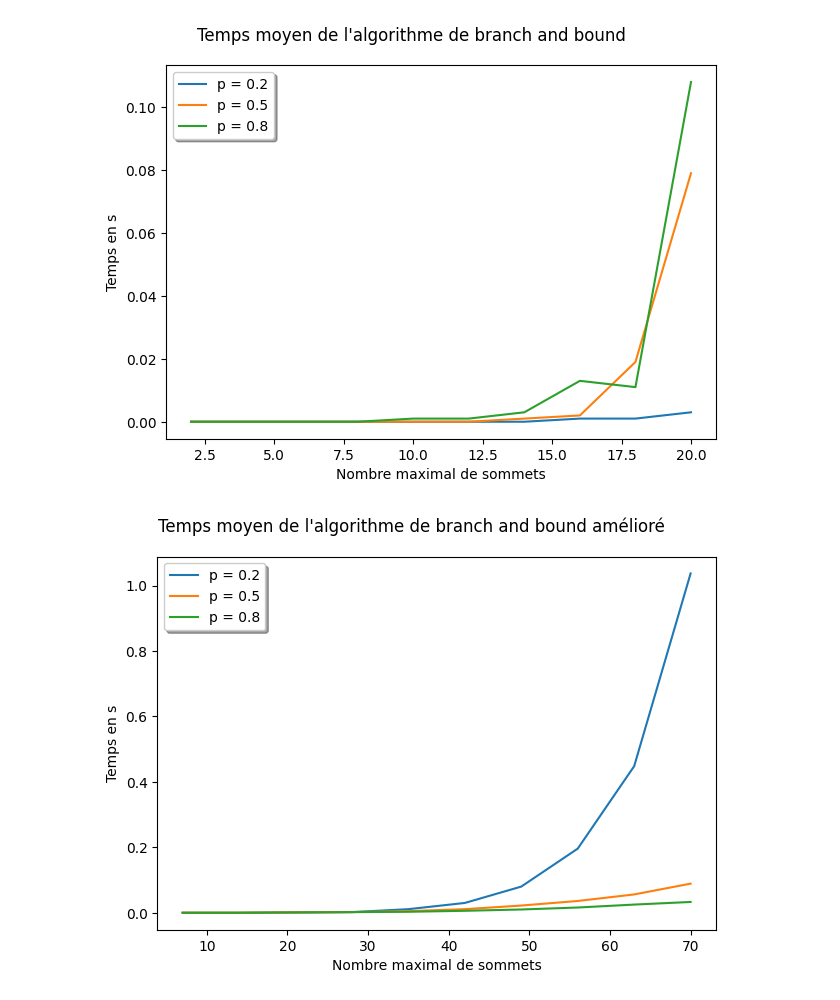
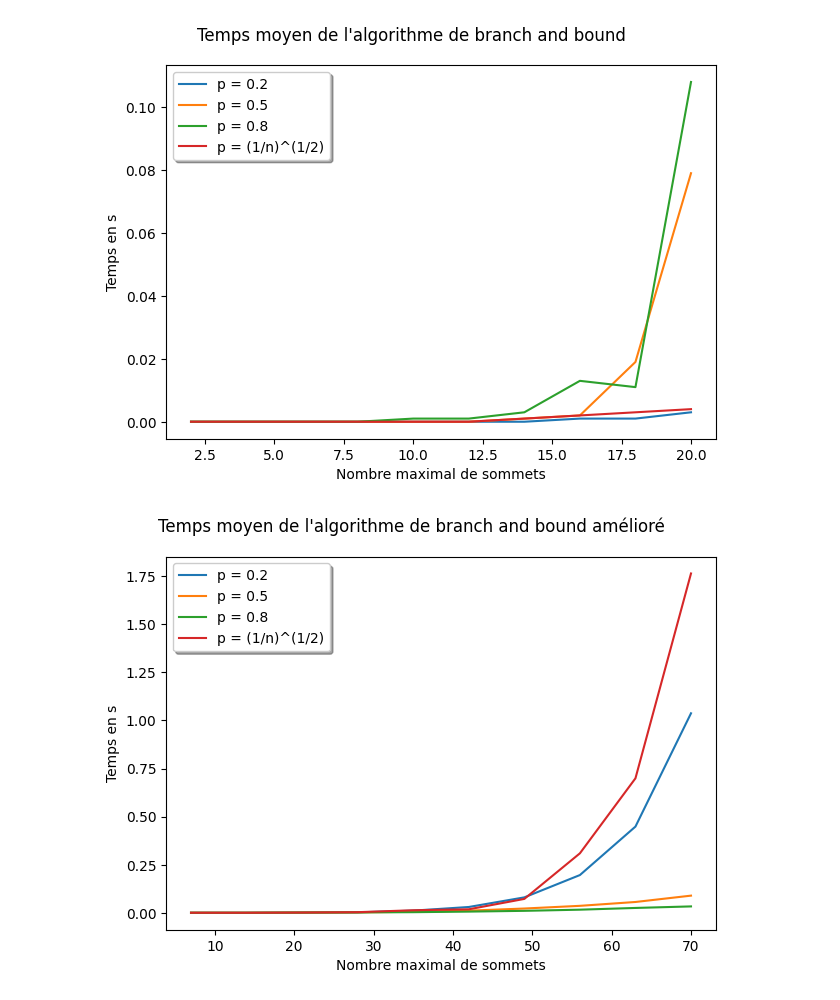
Before and after one commit to CH0MUSKE/Minimum-Vertex-Cover, a Jupyter notebook: analyse/affichageGraphe.ipynb, the cells around one changed output. Saved outputs shown, nothing was run; the diff lists cells and outputs as text; code cells hidden in the pictures.

```diff
--- a/analyse/affichageGraphe.ipynb
+++ b/analyse/affichageGraphe.ipynb
@@ -135,9 +132,9 @@ fInv(fileNames[4], algos[4])
 fileNames, algos = ["PerfBranch", "PerfBrancheBound", "PerfBrancheBoundV2", "PerfBrancheBoundV3", "PerfBrancheBoundV4",
                     "PerfCoup", "PerfGlout"], \
                     ["de branchement simple", "de branch and bound", "de branch and bound amélioré",
-                     "de branch and bound avec degMax", "de branch and bound avec degMax amélioré", "de couplage", "gloutton"]
+                     "de branch and bound avec degMax", "de branch and bound avec degMax amélioré", "de couplage", "glouton"]
 
-def fInv(fileNameStart, algo) :
+def fInv(fileNameStart, algo, k) :
 
     X, Y = [], []
     f = open(fileNameStart + "2.txt", "r")
@@ -168,9 +165,20 @@ def fInv(fileNameStart, algo) :
     X.append(tempX)
     Y.append(tempY)
 
+    if (k == 4) :
+        f = open(fileNameStart + "N.txt", "r")
+        tempX, tempY = [], []
+        for l in f :
+
+            u, v = l.split(",")
+            tempX.append(int(u))
+            tempY.append(float(v))
+        X.append(tempX)
+        Y.append(tempY)
+
     plt.suptitle('Temps moyen de l\'algorithme ' + algo)
 
-    for i in range(3) :
+    for i in range(k) :
         plt.plot(X[i], Y[i], label='p = ' + str(P[i]))
     plt.ylabel("Temps en s")
     plt.xlabel("Nombre maximal de sommets")
@@ -182,11 +190,11 @@ def fInv(fileNameStart, algo) :
     plt.tight_layout()
     plt.show()
 # %%
-fInv(fileNames[-1], algos[-1])
-fInv(fileNames[-2], algos[-2])
-fInv(fileNames[0], algos[0])
-fInv(fileNames[1], algos[1])
-fInv(fileNames[2], algos[2])
-fInv(fileNames[3], algos[3])
-fInv(fileNames[4], algos[4])
+fInv(fileNames[-1], algos[-1], 3)
+fInv(fileNames[-2], algos[-2], 3)
+fInv(fileNames[0], algos[0], 4)
+fInv(fileNames[1], algos[1], 4)
+fInv(fileNames[2], algos[2], 4)
+fInv(fileNames[3], algos[3], 4)
+fInv(fileNames[4], algos[4], 4)
 # %% [output]
@@ -196,2 +204,2 @@ fInv(fileNames[4], algos[4])
-[figure, old version]
+[figure, new version]
-[figure, old version]
+[figure, new version]
```
Also changed, not shown: parts of 4 cells of this notebook, 39 other files.
